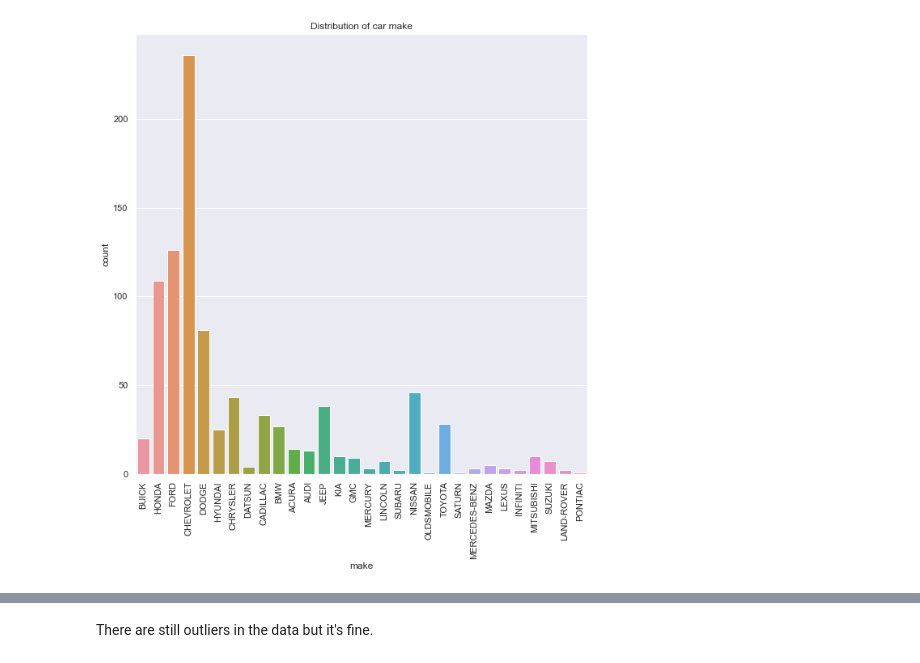
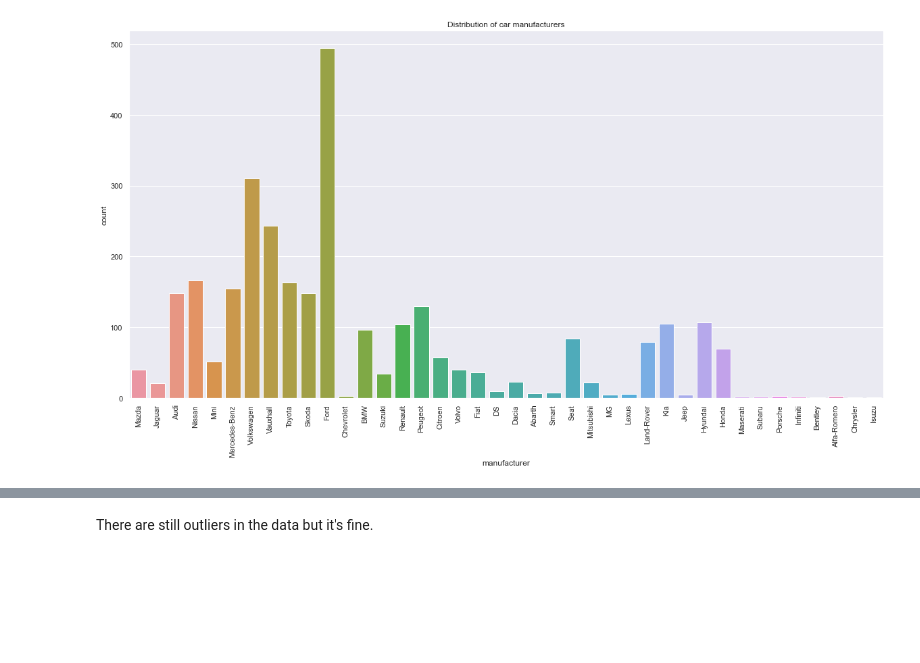
Before and after one commit to VictorUmunna/Car-Price-Prediction, a Jupyter notebook: exploratory_analysis.ipynb, the cells around one changed output, grey strips where cells are left out. Saved outputs shown, nothing was run; the diff lists cells and outputs as text; code cells hidden in the pictures; blank space fills up the shorter version.

```diff
--- a/exploratory_analysis.ipynb
+++ b/exploratory_analysis.ipynb
@@ -80,9 +80,9 @@ sns.heatmap(corr,
 # %%
 # count of cars by car make
-fig = plt.figure(figsize=(10, 10))
-sns.countplot(data.make);
-plt.title("Distribution of car make")
+fig = plt.figure(figsize=(20, 10))
+sns.countplot(data.manufacturer);
+plt.title("Distribution of car manufacturers")
 plt.xticks(rotation=90)
 plt.savefig('distribution-of-car-make.png')
 # %% [output]
-[figure, old version]
+[figure, new version]
```
Also changed, not shown: parts of 27 cells of this notebook, 2 other files.
